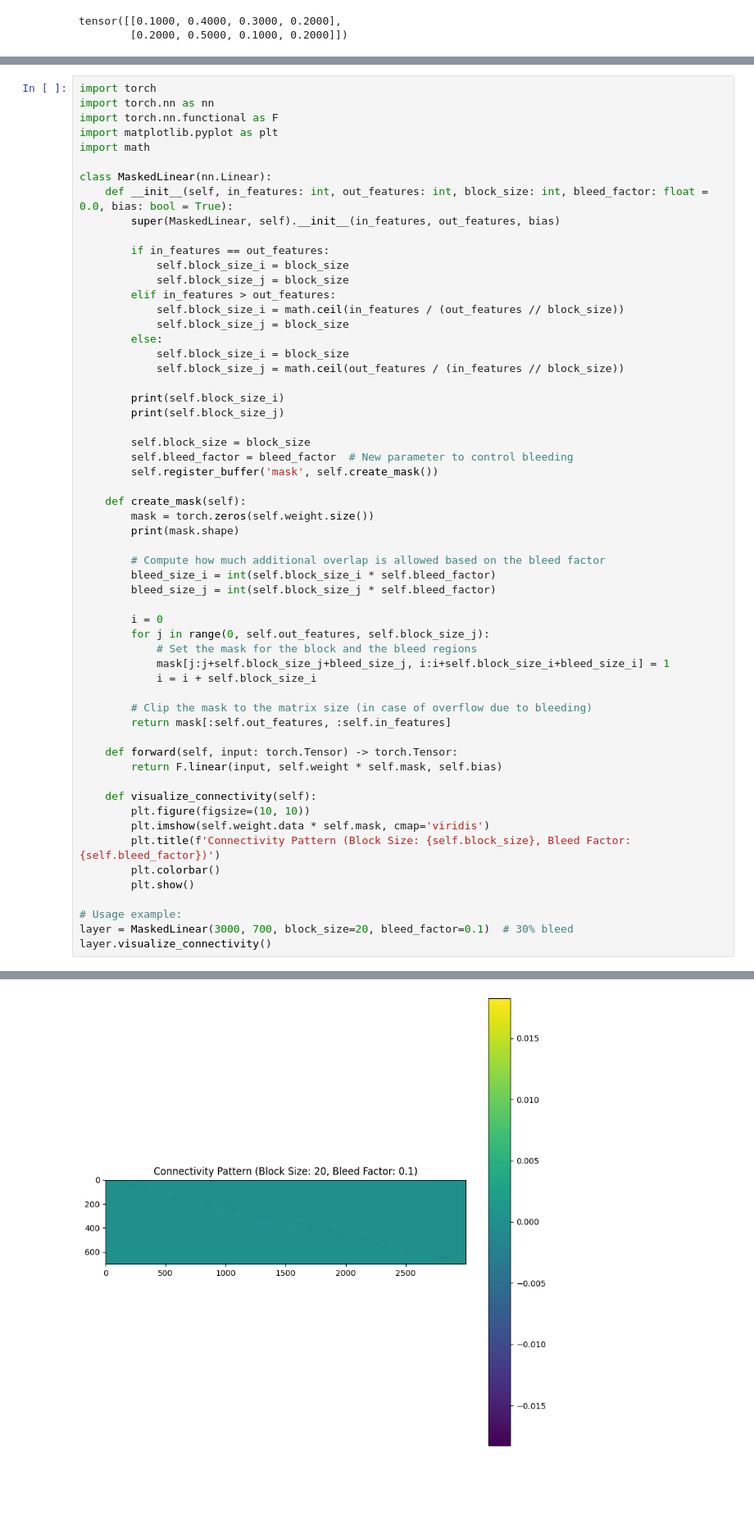
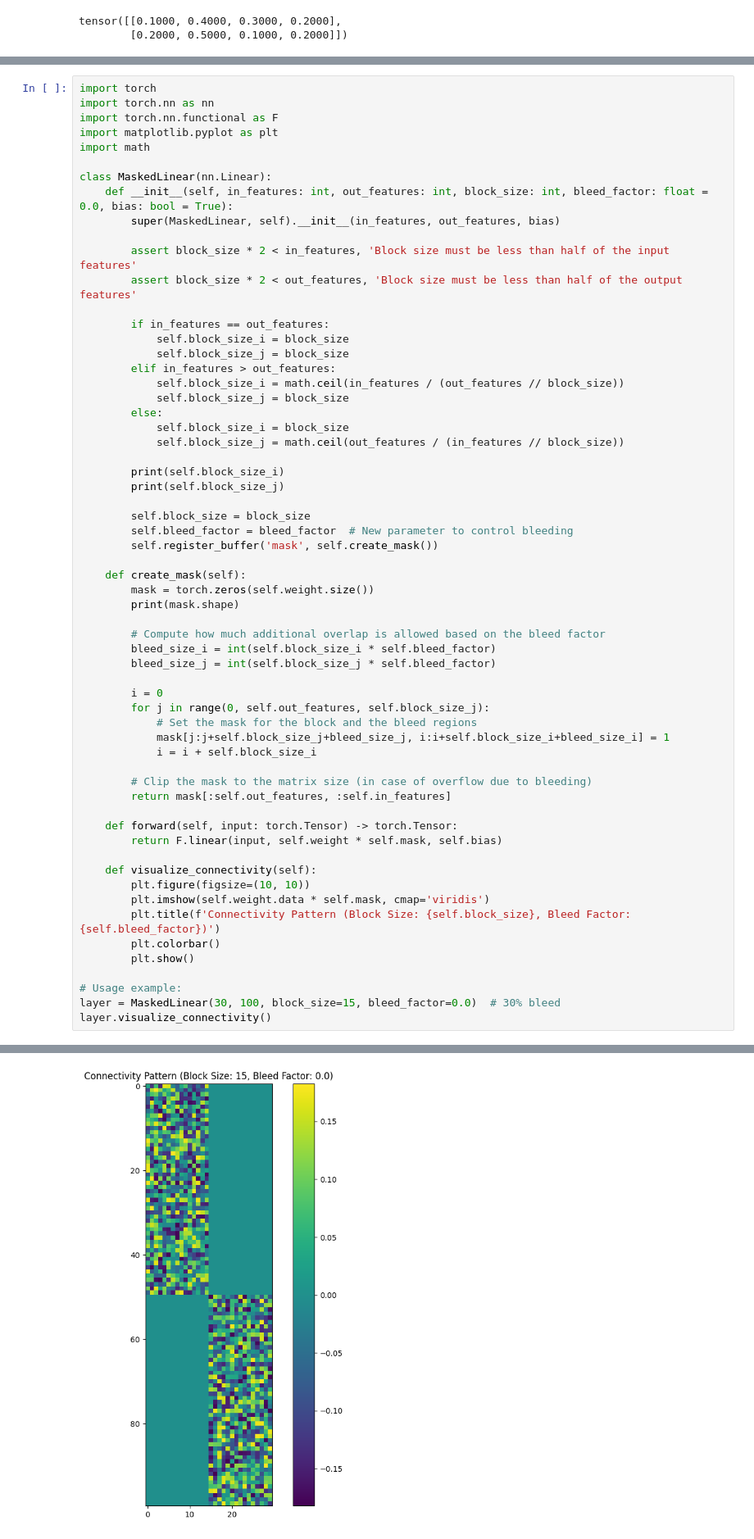
Before and after one commit to and-rewsmith/RecurrentForwardForward, a Jupyter notebook: playground/play.ipynb, the cells around one changed output, grey strips where cells are left out. Shown at 82% size. Cells and saved outputs as stored; diff of their text form; blank space fills up the shorter version.

Commit message:
masked fix

```diff
--- a/playground/play.ipynb
+++ b/playground/play.ipynb
@@ -77,6 +77,9 @@ import math
 class MaskedLinear(nn.Linear):
     def __init__(self, in_features: int, out_features: int, block_size: int, bleed_factor: float = 0.0, bias: bool = True):
         super(MaskedLinear, self).__init__(in_features, out_features, bias)
+
+        assert block_size * 2 < in_features, 'Block size must be less than half of the input features'
+        assert block_size * 2 < out_features, 'Block size must be less than half of the output features'
 
         if in_features == out_features:
             self.block_size_i = block_size
@@ -123,6 +126,6 @@ class MaskedLinear(nn.Linear):
         plt.show()
 
 # Usage example:
-layer = MaskedLinear(3000, 700, block_size=20, bleed_factor=0.1)  # 30% bleed
+layer = MaskedLinear(30, 100, block_size=15, bleed_factor=0.0)  # 30% bleed
 layer.visualize_connectivity()
 # %% [output]
@@ -132,4 +135,4 @@ torch.Size([700, 3000])
-[figure, old version]
+[figure, new version]
 # %%
 # Updated function without prints and assuming label data is passed directly
 def is_confident(softmax_output, correct_labels):
```
Also changed, not shown: parts of 1 cell of this notebook, 1 other file.
